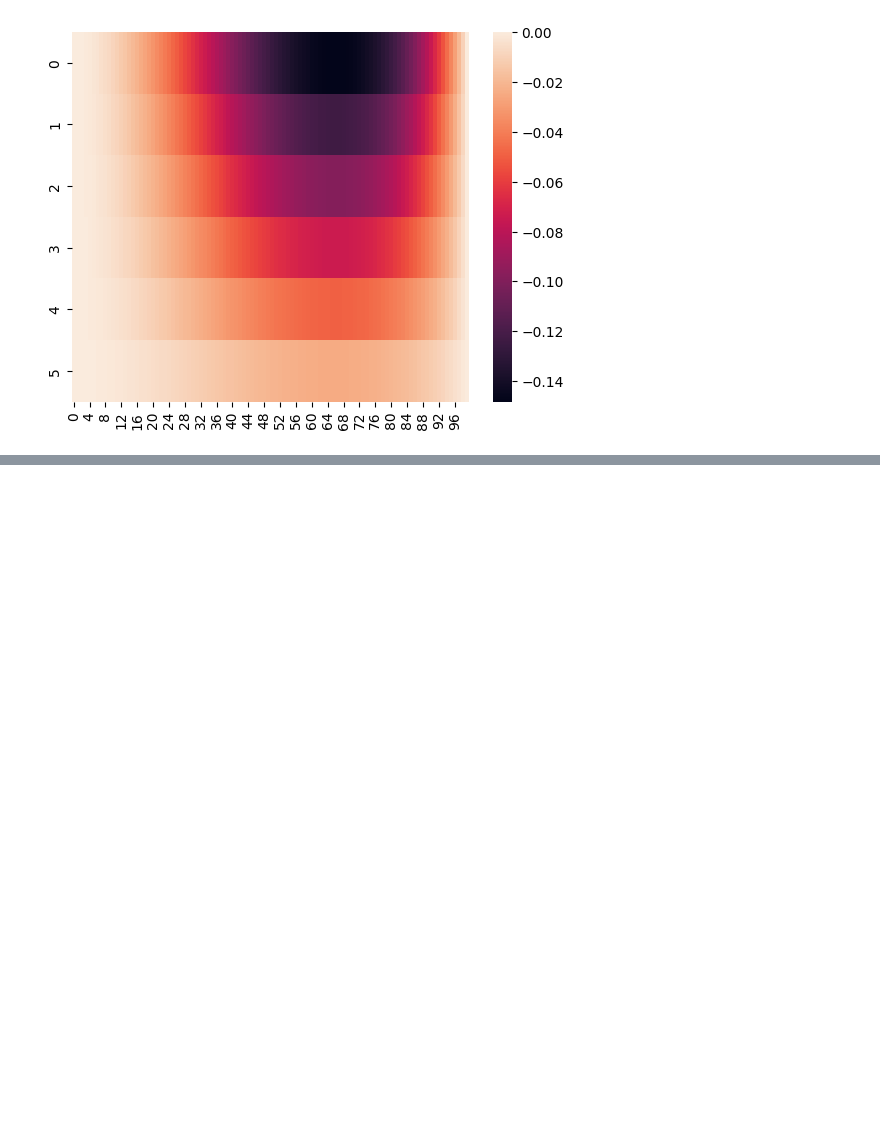
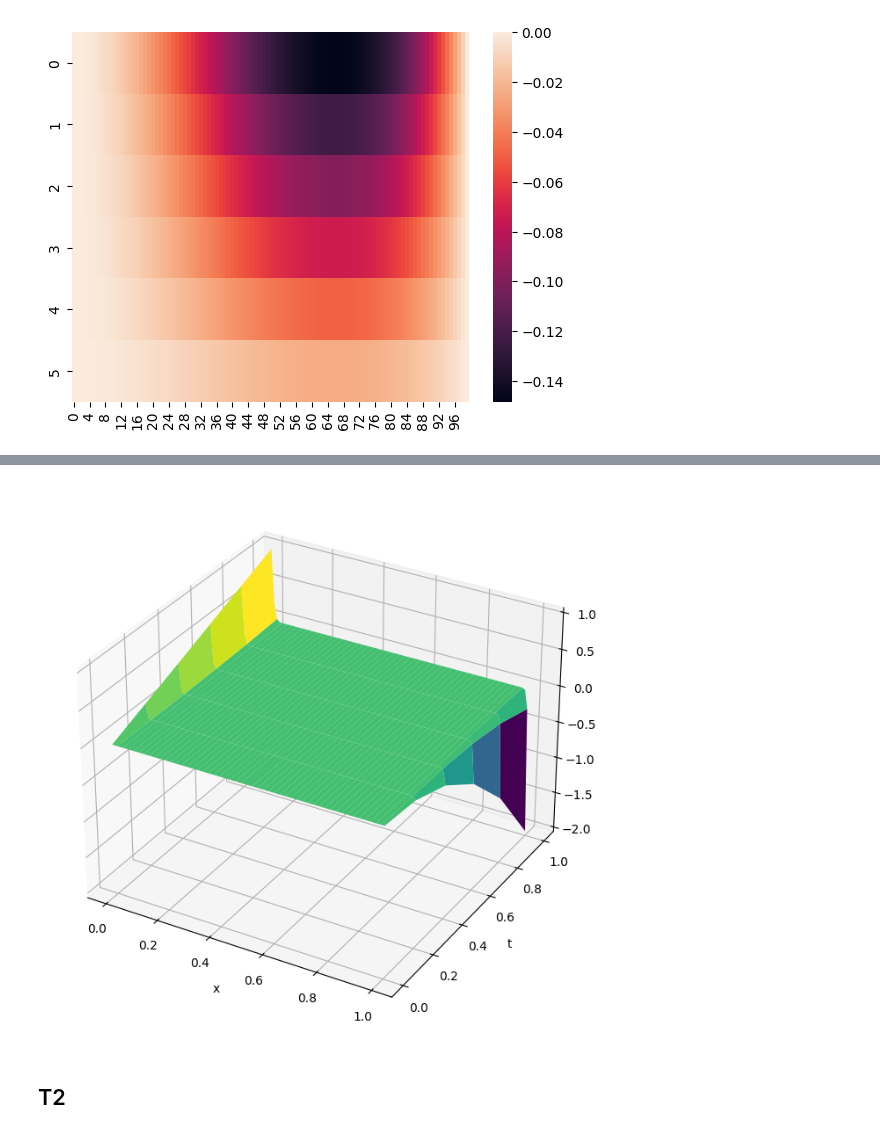
Before and after one commit to Jrol123/CalcMath, a Jupyter notebook: S6/lab3/main.ipynb, the cells around one changed output, grey strips where cells are left out. Cells and saved outputs as stored; diff of their text form; code cells hidden in the pictures; blank space fills up the shorter version.

```diff
--- a/S6/lab3/main.ipynb
+++ b/S6/lab3/main.ipynb
@@ -109,0 +185,16 @@ for index in range(N):
+# %%
+fig = plt.figure(figsize=(8, 8))
+ax = fig.add_subplot(111, projection='3d')
+
+X_g, T_g = np.meshgrid(X_l, T_l)
+
+ax.plot_surface(X_g, T_g, U, cmap='viridis')
+
+ax.set_xlabel('x')
+ax.set_ylabel('t')
+
+plt.show()
+# %% [output]
+[figure, added]
+# %% [markdown]
+## T2
```
Also changed, not shown: parts of 32 cells of this notebook.
